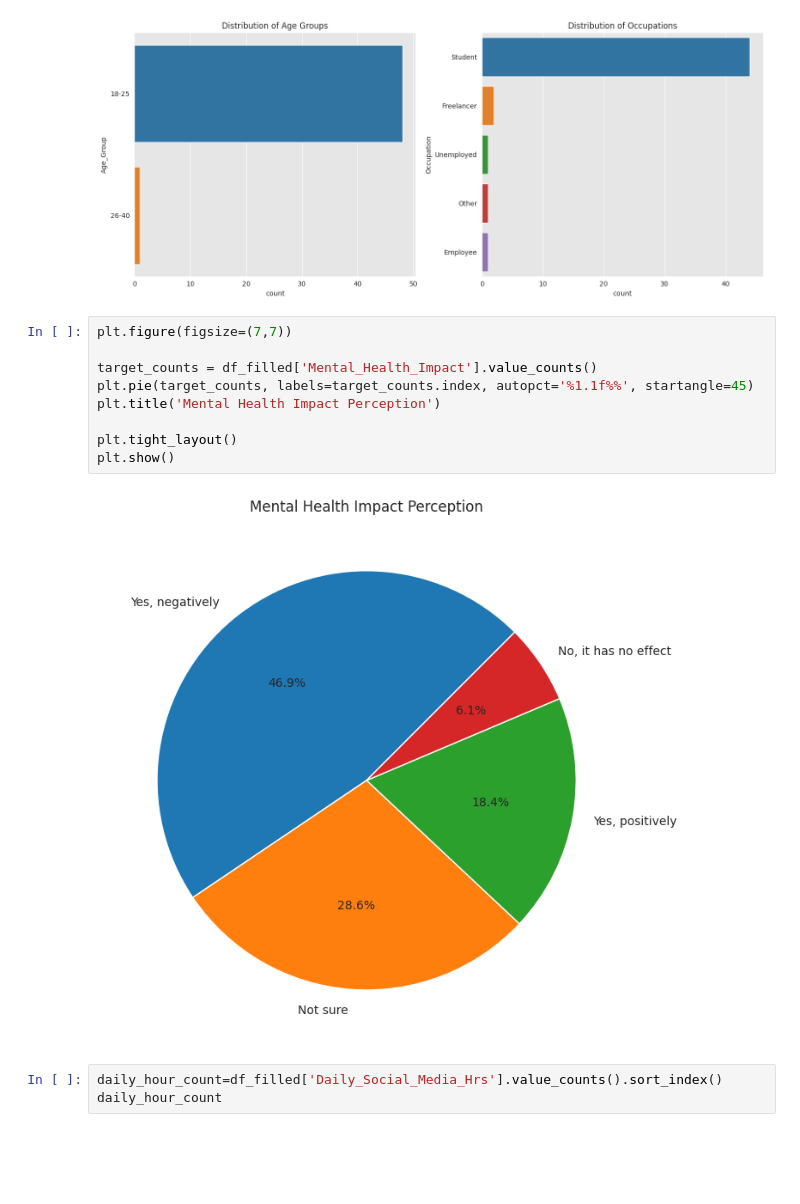
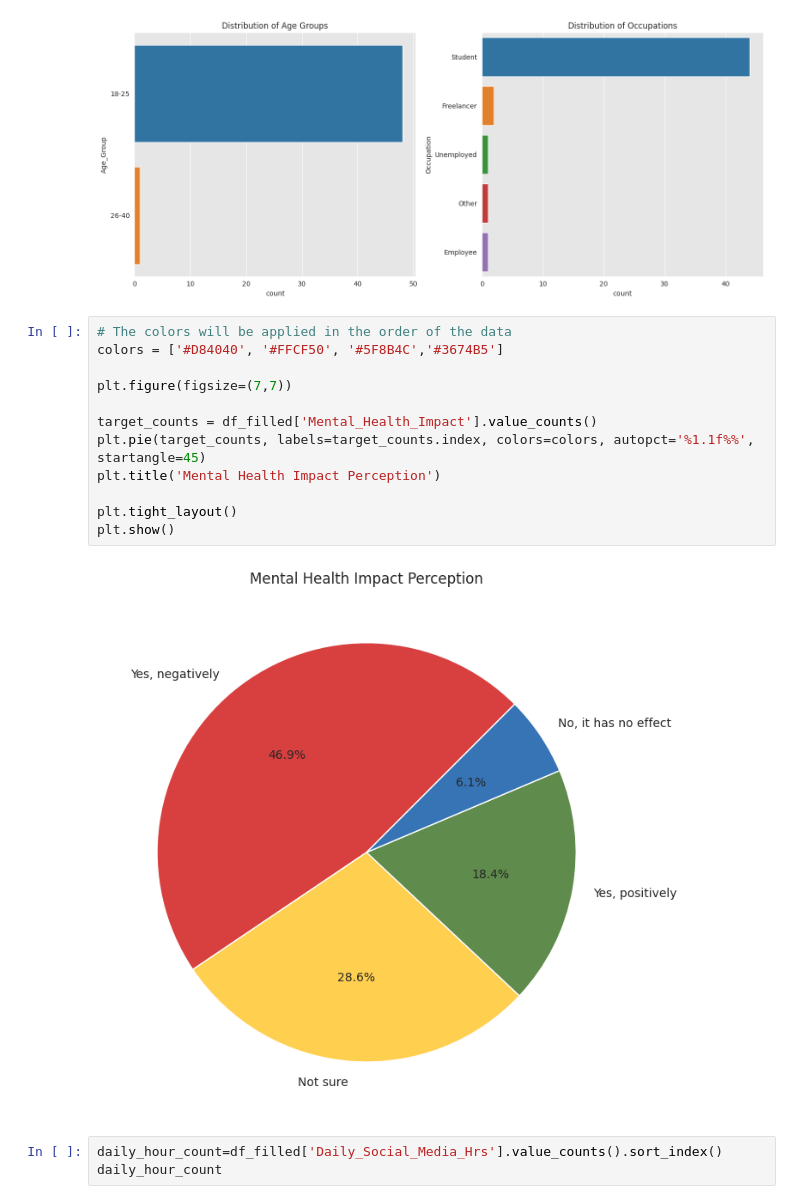
Before and after one commit to abhik-b/Social-Media-Impact-EDA, a Jupyter notebook: social-media-aspect-eda.ipynb, the cells around one changed output. Saved outputs shown, nothing was run; the diff lists cells and outputs as text; blank space fills up the shorter version.

```diff
--- a/social-media-aspect-eda.ipynb
+++ b/social-media-aspect-eda.ipynb
@@ -140,16 +146,19 @@ plt.show()
 # %% [output]
 [figure]
 # %%
+# The colors will be applied in the order of the data
+colors = ['#D84040', '#FFCF50', '#5F8B4C','#3674B5']
+
 plt.figure(figsize=(7,7))
 
 target_counts = df_filled['Mental_Health_Impact'].value_counts()
-plt.pie(target_counts, labels=target_counts.index, autopct='%1.1f%%', startangle=45)
+plt.pie(target_counts, labels=target_counts.index, colors=colors, autopct='%1.1f%%', startangle=45)
 plt.title('Mental Health Impact Perception')
 
 plt.tight_layout()
 plt.show()
 # %% [output]
-[figure, old version]
+[figure, new version]
 # %%
 daily_hour_count=df_filled['Daily_Social_Media_Hrs'].value_counts().sort_index()
 daily_hour_count
```
Also changed, not shown: parts of 21 cells of this notebook.
